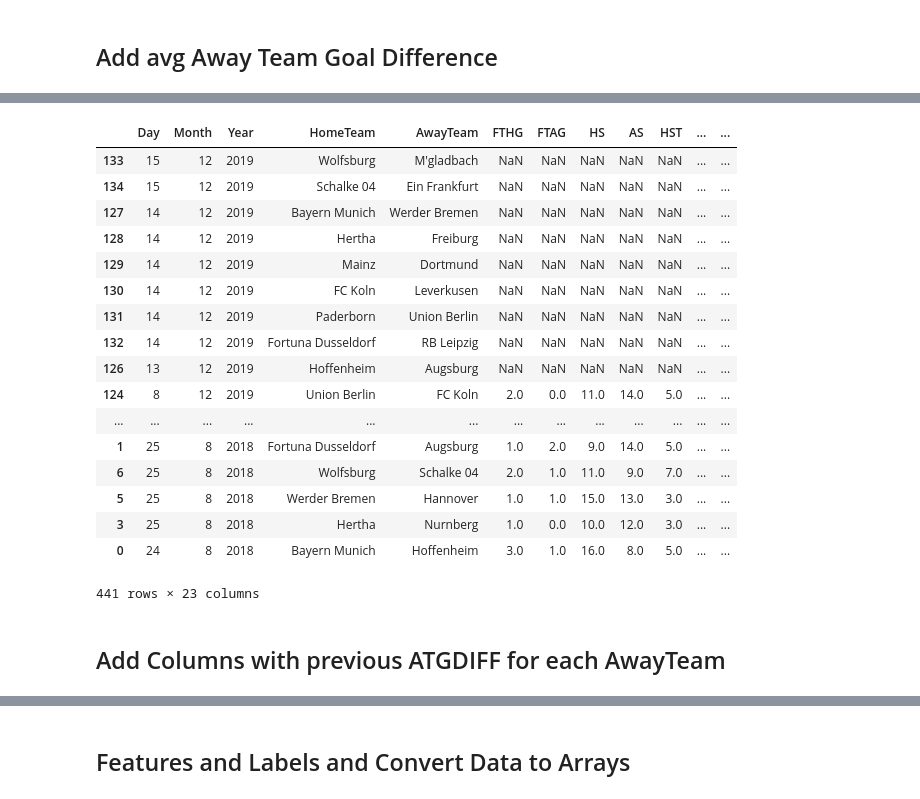
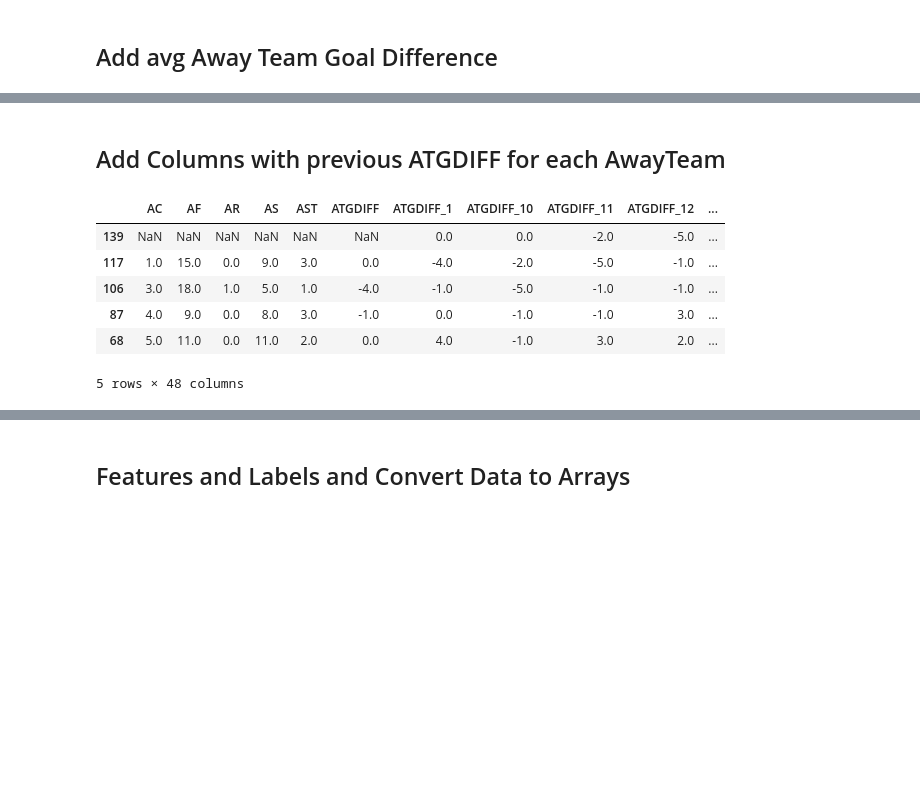
Before and after one commit to nichohelmut/bookie, a Jupyter notebook: away_team_prediction.ipynb, the cells around one changed output, grey strips where cells are left out. Cells and saved outputs as stored; diff of their text form; code cells hidden in the pictures; blank space fills up the shorter version.

```diff
--- a/away_team_prediction.ipynb
+++ b/away_team_prediction.ipynb
@@ -65,13 +55,0 @@ df_both_seasons.head()
-# %%
-df_both_seasons['AVGFTAG'] = 0
-avg_ftag_per_team = {}
-all_teams = df_both_seasons.AwayTeam.unique()
-for t in all_teams:
-    df_team = df_both_seasons[df_both_seasons['AwayTeam']==t]
-    AVGFTAG = df_team.FTAG.rolling(
-        len(df_team.AwayTeam), win_type=None, min_periods=1
-    ).mean()
-    df_team['AVGFTAG'] = AVGFTAG.values[::-1]
-    avg_ftag_per_team[t] = df_team
-# %%
-df_both_seasons = from_dict_value_to_df(avg_ftag_per_team)
@@ -80,23 +56,2 @@ df_both_seasons=df_both_seasons.sort_values(['Year', 'Month','Day'], ascending=F
-# %%
-df_both_seasons
-# %% [output]
-|  | Day | Month | Year | HomeTeam | AwayTeam | FTHG | FTAG | HS | AS | HST | ... | ... |
-| 133 | 15 | 12 | 2019 | Wolfsburg | M'gladbach | NaN | NaN | NaN | NaN | NaN | ... | ... |
-| 134 | 15 | 12 | 2019 | Schalke 04 | Ein Frankfurt | NaN | NaN | NaN | NaN | NaN | ... | ... |
-| 127 | 14 | 12 | 2019 | Bayern Munich | Werder Bremen | NaN | NaN | NaN | NaN | NaN | ... | ... |
-| 128 | 14 | 12 | 2019 | Hertha | Freiburg | NaN | NaN | NaN | NaN | NaN | ... | ... |
-| 129 | 14 | 12 | 2019 | Mainz | Dortmund | NaN | NaN | NaN | NaN | NaN | ... | ... |
-| 130 | 14 | 12 | 2019 | FC Koln | Leverkusen | NaN | NaN | NaN | NaN | NaN | ... | ... |
-| 131 | 14 | 12 | 2019 | Paderborn | Union Berlin | NaN | NaN | NaN | NaN | NaN | ... | ... |
-| 132 | 14 | 12 | 2019 | Fortuna Dusseldorf | RB Leipzig | NaN | NaN | NaN | NaN | NaN | ... | ... |
-| 126 | 13 | 12 | 2019 | Hoffenheim | Augsburg | NaN | NaN | NaN | NaN | NaN | ... | ... |
-| 124 | 8 | 12 | 2019 | Union Berlin | FC Koln | 2.0 | 0.0 | 11.0 | 14.0 | 5.0 | ... | ... |
-| ... | ... | ... | ... | ... | ... | ... | ... | ... | ... | ... | ... | ... |
-| 1 | 25 | 8 | 2018 | Fortuna Dusseldorf | Augsburg | 1.0 | 2.0 | 9.0 | 14.0 | 5.0 | ... | ... |
-| 6 | 25 | 8 | 2018 | Wolfsburg | Schalke 04 | 2.0 | 1.0 | 11.0 | 9.0 | 7.0 | ... | ... |
-| 5 | 25 | 8 | 2018 | Werder Bremen | Hannover | 1.0 | 1.0 | 15.0 | 13.0 | 3.0 | ... | ... |
-| 3 | 25 | 8 | 2018 | Hertha | Nurnberg | 1.0 | 0.0 | 10.0 | 12.0 | 3.0 | ... | ... |
-| 0 | 24 | 8 | 2018 | Bayern Munich | Hoffenheim | 3.0 | 1.0 | 16.0 | 8.0 | 5.0 | ... | ... |
-441 rows × 23 columns
 # %% [markdown]
 ## Add Columns with previous ATGDIFF for each AwayTeam
@@ -115,5 +58,17 @@ for team in all_teams:
+# %%
+team_with_past_ATGDIFF=bp.averages.previous_data(df_both_seasons, 'AwayTeam', 'ATGDIFF')
 # %%
-df_team_with_past_ATGDIFF = from_dict_value_to_df(team_with_past_ATGDIFF)
+df_team_with_past_ATGDIFF=bp.averages.from_dict_value_to_df(team_with_past_ATGDIFF)
+# %%
+df_team_with_past_ATGDIFF.head()
+# %% [output]
+|  | AC | AF | AR | AS | AST | ATGDIFF | ATGDIFF_1 | ATGDIFF_10 | ATGDIFF_11 | ATGDIFF_12 | ... |
+| 139 | NaN | NaN | NaN | NaN | NaN | NaN | 0.0 | 0.0 | -2.0 | -5.0 | ... |
+| 117 | 1.0 | 15.0 | 0.0 | 9.0 | 3.0 | 0.0 | -4.0 | -2.0 | -5.0 | -1.0 | ... |
+| 106 | 3.0 | 18.0 | 1.0 | 5.0 | 1.0 | -4.0 | -1.0 | -5.0 | -1.0 | -1.0 | ... |
+| 87 | 4.0 | 9.0 | 0.0 | 8.0 | 3.0 | -1.0 | 0.0 | -1.0 | -1.0 | 3.0 | ... |
+| 68 | 5.0 | 11.0 | 0.0 | 11.0 | 2.0 | 0.0 | 4.0 | -1.0 | 3.0 | 2.0 | ... |
+5 rows × 48 columns
 # %%
 df_team_with_past_ATGDIFF = df_team_with_past_ATGDIFF.reindex(columns=[
     'Day', 'Month', 'Year', 'HomeTeam', 'AwayTeam', 'FTHG', 'FTAG',
```
Also changed, not shown: parts of 49 cells of this notebook, 28 other files.
